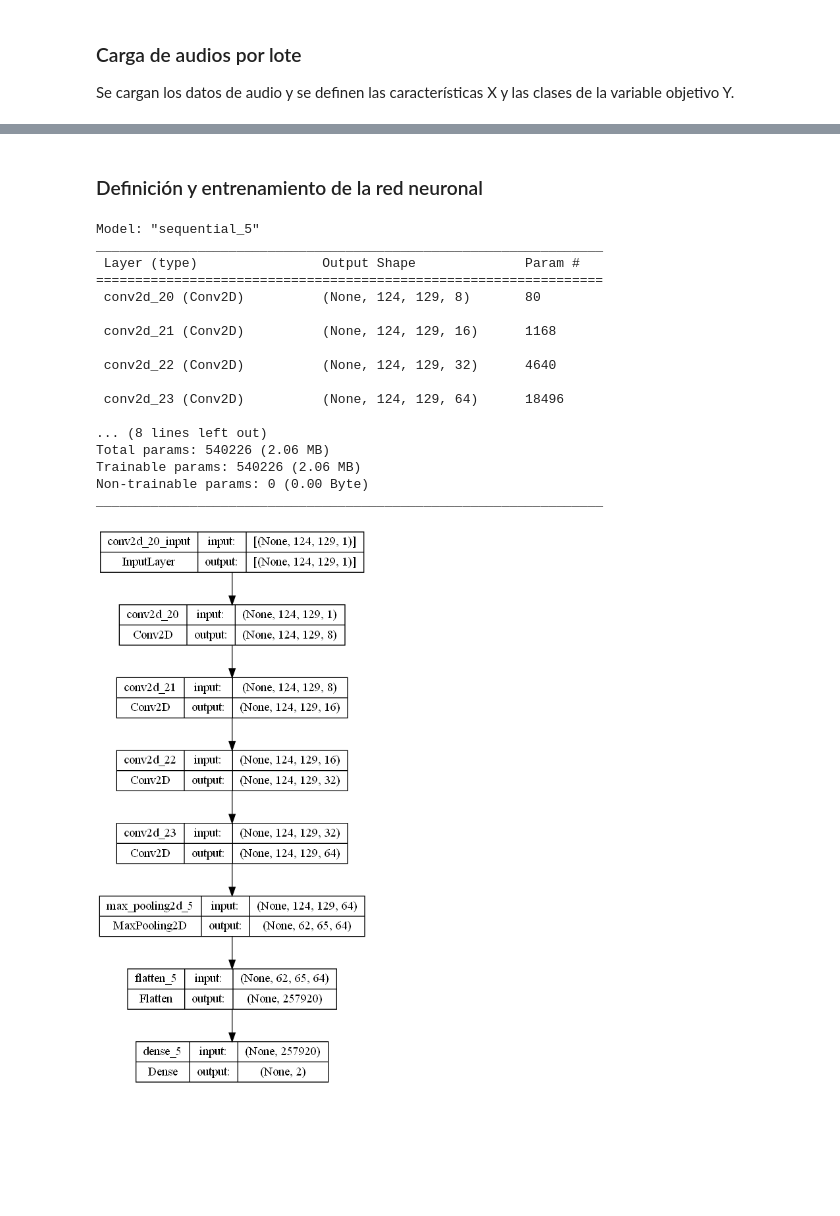
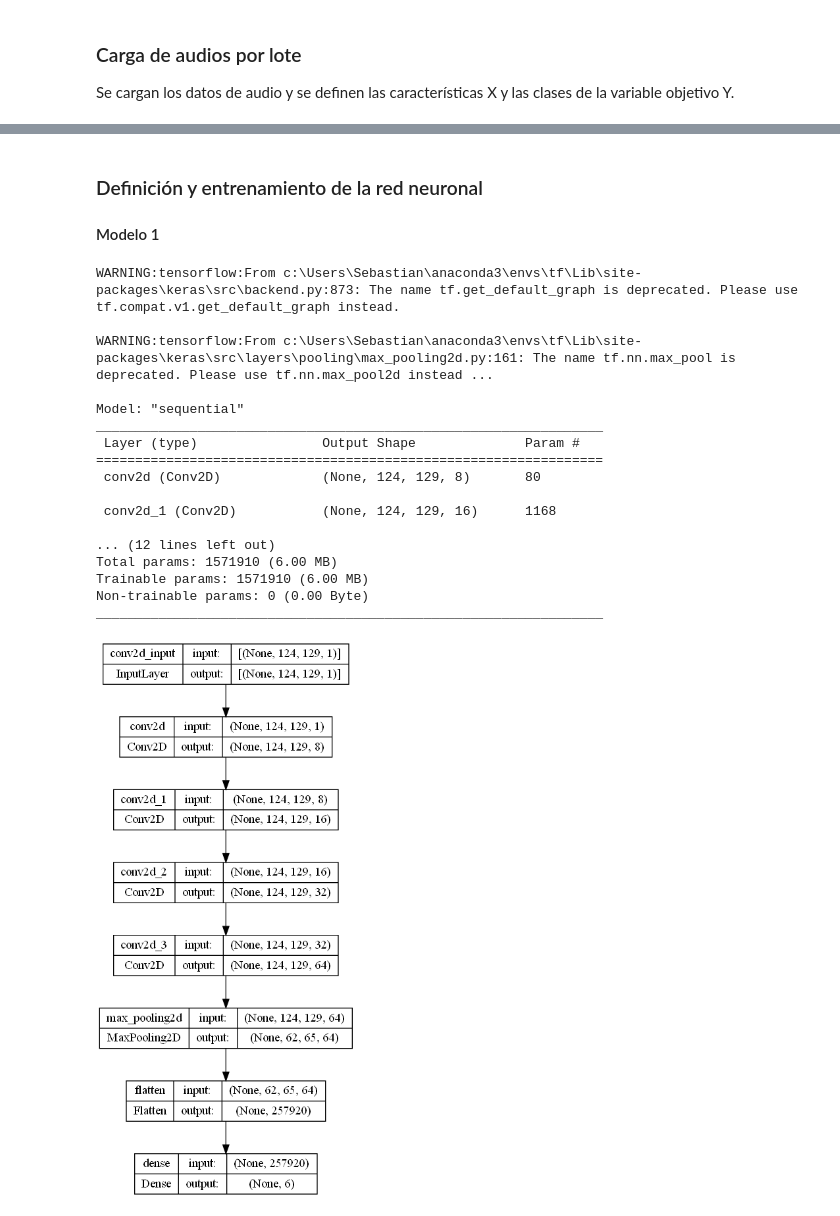
Before and after one commit to Sebastian-Cely/M1-Procesamiento-datos-secuenciales, a Jupyter notebook: notebooks/audio_model.ipynb, the cells around one changed output, grey strips where cells are left out. Saved outputs shown, nothing was run; the diff lists cells and outputs as text; code cells hidden in the pictures; blank space fills up the shorter version.

Commit message:
modelo de audio completo

```diff
--- a/notebooks/audio_model.ipynb
+++ b/notebooks/audio_model.ipynb
@@ -177,39 +181,41 @@ y_test shape: (8, 2)
 # %% [markdown]
 ### Definición y entrenamiento de la red neuronal
+
+#### Modelo 1
 # %%
 # Número de clases de salida para la red neuronal
-n_clases = len(np.unique(Y_encoded))
+n_clases = len(np.unique(Y))
 
 # Definición del modelo secuencial de la red neuronal
-modelo = keras.models.Sequential()
-modelo.add(keras.layers.Conv2D(8, 3, activation="relu",padding="same", input_shape=(124,129,1)))
-modelo.add(keras.layers.Conv2D(16, 3, activation="relu",padding="same"))
-modelo.add(keras.layers.Conv2D(32, 3, activation="relu",padding="same"))
-modelo.add(keras.layers.Conv2D(64, 3, activation="relu",padding="same"))
-modelo.add(keras.layers.MaxPooling2D(pool_size=2,strides=2, padding='same'))
-modelo.add(keras.layers.Flatten())
-modelo.add(keras.layers.Dense(n_clases, activation = 'softmax'))
+modelo1 = keras.models.Sequential()
+modelo1.add(keras.layers.Conv2D(8, 3, activation="relu",padding="same", input_shape=(124,129,1)))
+modelo1.add(keras.layers.Conv2D(16, 3, activation="relu",padding="same"))
+modelo1.add(keras.layers.Conv2D(32, 3, activation="relu",padding="same"))
+modelo1.add(keras.layers.Conv2D(64, 3, activation="relu",padding="same"))
+modelo1.add(keras.layers.MaxPooling2D(pool_size=2,strides=2, padding='same'))
+modelo1.add(keras.layers.Flatten())
+modelo1.add(keras.layers.Dense(n_clases, activation = 'softmax'))
 
-modelo.summary()
-keras.utils.plot_model(modelo, to_file='model_plot1.png', show_shapes=True, show_layer_names=True)
+modelo1.summary()
+keras.utils.plot_model(modelo1, to_file='model_plot1.png', show_shapes=True, show_layer_names=True)
 # %% [output]
-Model: "sequential_5"
+WARNING:tensorflow:From c:\Users\Sebastian\anaconda3\envs\tf\Lib\site-packages\keras\src\backend.py:873: The name tf.get_default_graph is deprecated. Please use tf.compat.v1.get_default_graph instead.
+
+WARNING:tensorflow:From c:\Users\Sebastian\anaconda3\envs\tf\Lib\site-packages\keras\src\layers\pooling\max_pooling2d.py:161: The name tf.nn.max_pool is deprecated. Please use tf.nn.max_pool2d instead ...
+
+Model: "sequential"
 _________________________________________________________________
  Layer (type)                Output Shape              Param #
 =================================================================
- conv2d_20 (Conv2D)          (None, 124, 129, 8)       80
+ conv2d (Conv2D)             (None, 124, 129, 8)       80
 
- conv2d_21 (Conv2D)          (None, 124, 129, 16)      1168
+ conv2d_1 (Conv2D)           (None, 124, 129, 16)      1168
 
- conv2d_22 (Conv2D)          (None, 124, 129, 32)      4640
-
- conv2d_23 (Conv2D)          (None, 124, 129, 64)      18496
-
-... (8 lines left out)
-Total params: 540226 (2.06 MB)
-Trainable params: 540226 (2.06 MB)
+... (12 lines left out)
+Total params: 1571910 (6.00 MB)
+Trainable params: 1571910 (6.00 MB)
 Non-trainable params: 0 (0.00 Byte)
 _________________________________________________________________
-[figure, old version]
+[figure, new version]
 # %%
 # Compilación y entrenamiento del modelo neuronal
```
Also changed, not shown: parts of 21 cells of this notebook, 2 other files.
